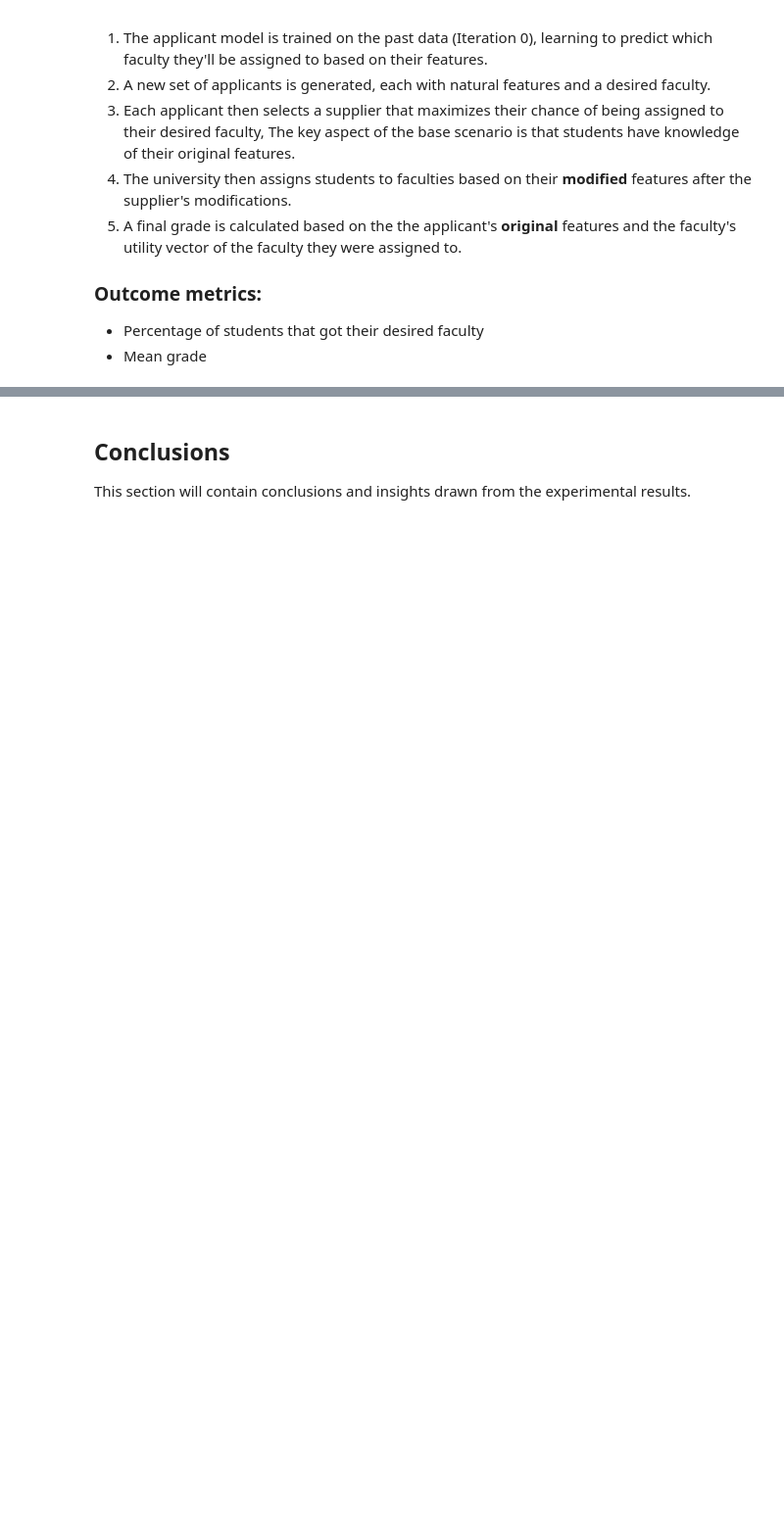
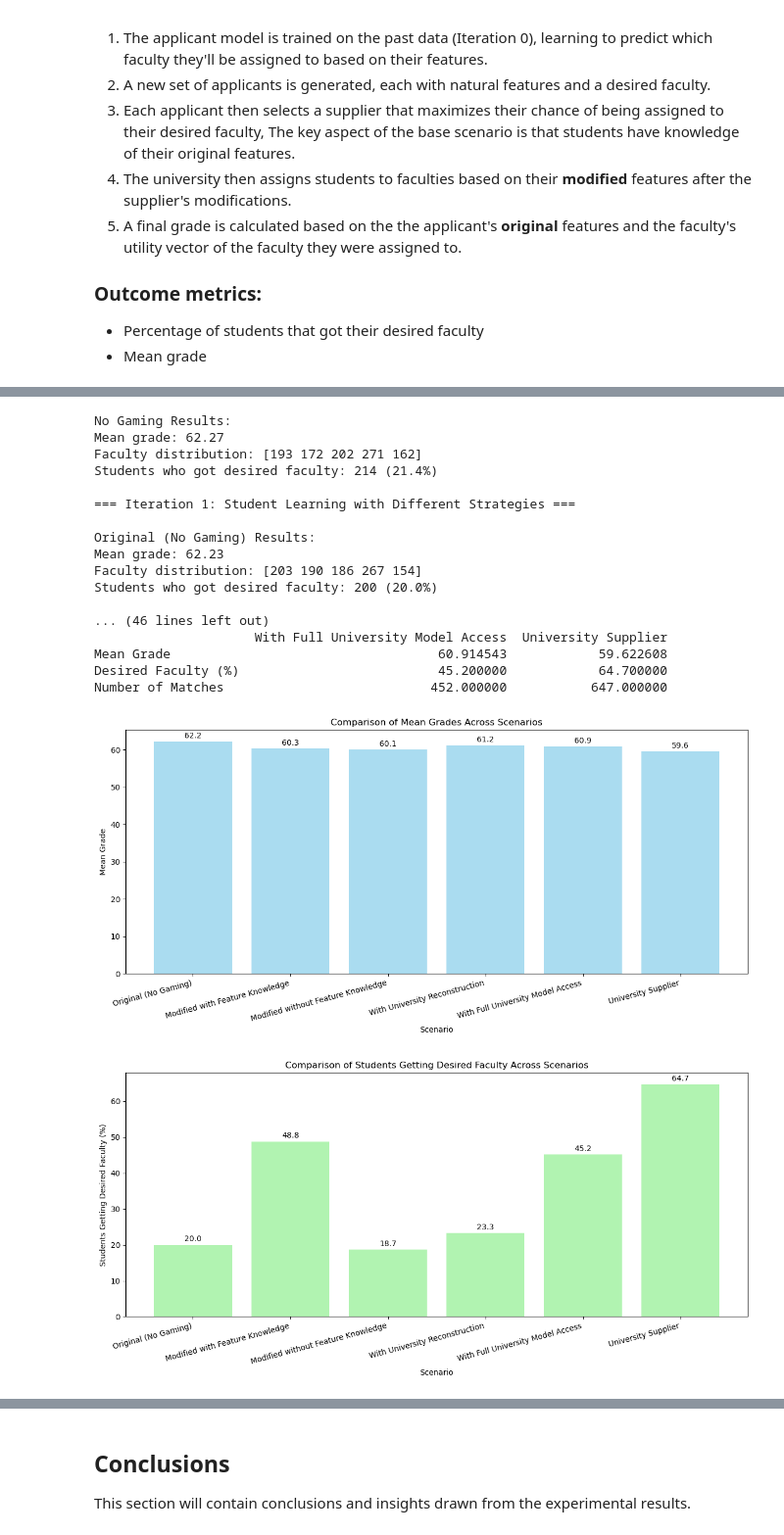
Before and after one commit to ashalem/ML_Human, a Jupyter notebook: report.ipynb, the cells around one changed output, grey strips where cells are left out. Shown at 98% size. Saved outputs shown, nothing was run; the diff lists cells and outputs as text; code cells hidden in the pictures; blank space fills up the shorter version.

```diff
--- a/report.ipynb
+++ b/report.ipynb
@@ -64,0 +214,23 @@ This section will be populated with experimental results after running the simul
+# %%
+# Run the comprehensive experiment with all strategies
+env, feature_cols, original_features, modified_features_dict, scenario_results = run_experiment(verbose=False)
+# %% [output]
+No Gaming Results:
+Mean grade: 62.27
+Faculty distribution: [193 172 202 271 162]
+Students who got desired faculty: 214 (21.4%)
+
+=== Iteration 1: Student Learning with Different Strategies ===
+
+Original (No Gaming) Results:
+Mean grade: 62.23
+Faculty distribution: [203 190 186 267 154]
+Students who got desired faculty: 200 (20.0%)
+
+... (46 lines left out)
+                     With Full University Model Access  University Supplier
+Mean Grade                                   60.914543            59.622608
+Desired Faculty (%)                          45.200000            64.700000
+Number of Matches                           452.000000           647.000000
+[figure, added]
+[figure, added]
```
Also changed, not shown: parts of 23 cells of this notebook.
